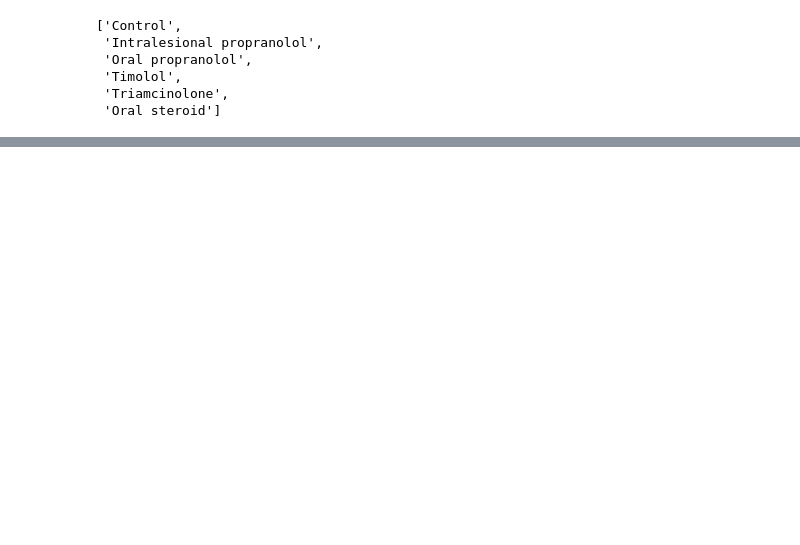
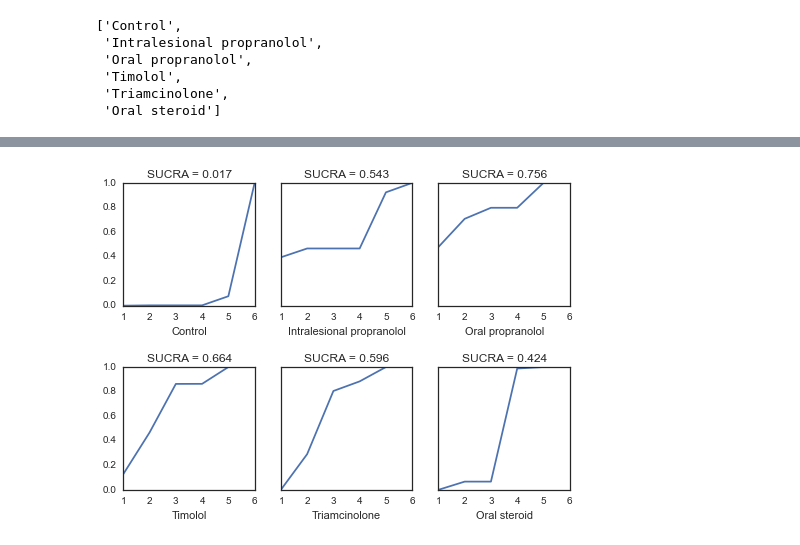
Before and after one commit to VanderbiltPopHealthSci/IH_meta-analysis, a Jupyter notebook: Infantile Hemangioma Meta-analysis.ipynb, the cells around one changed output, grey strips where cells are left out. Cells and saved outputs as stored; diff of their text form; code cells hidden in the pictures; blank space fills up the shorter version.

```diff
--- a/Infantile Hemangioma Meta-analysis.ipynb
+++ b/Infantile Hemangioma Meta-analysis.ipynb
@@ -1229,0 +1361,17 @@ pm.Matplot.summary_plot(expected_clearance, custom_labels=rate_labels,
+# %%
+clearance_ranks = np.argsort(expected_clearance.trace()) + 1
+samples, ranks = clearance_ranks.shape
+# %%
+fig, axes = plt.subplots(2, 3, sharey=True)
+
+for i, treat in enumerate(rate_labels):
+    ax = axes.ravel()[i]
+    ax.set_xlabel(treat)
+
+    rank = clearance_ranks[:, i]
+    cumulative_probs = [(rank>=(j+1)).mean() for j in range(ranks)][::-1]
+    sucra = sum(cumulative_probs[:-1])/(ranks-1)
+    ax.set_title('SUCRA = %s' % np.round(sucra, 3))
+    ax.plot(np.arange(ranks)+1, cumulative_probs)
+# %% [output]
+[figure, added]
```
Also changed, not shown: parts of 62 cells of this notebook.
